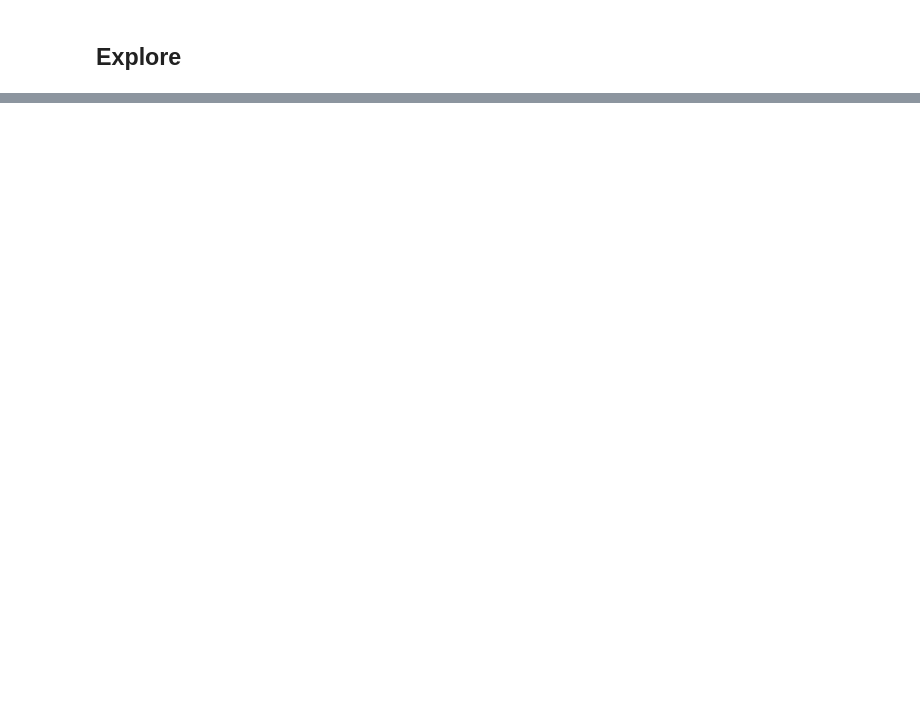
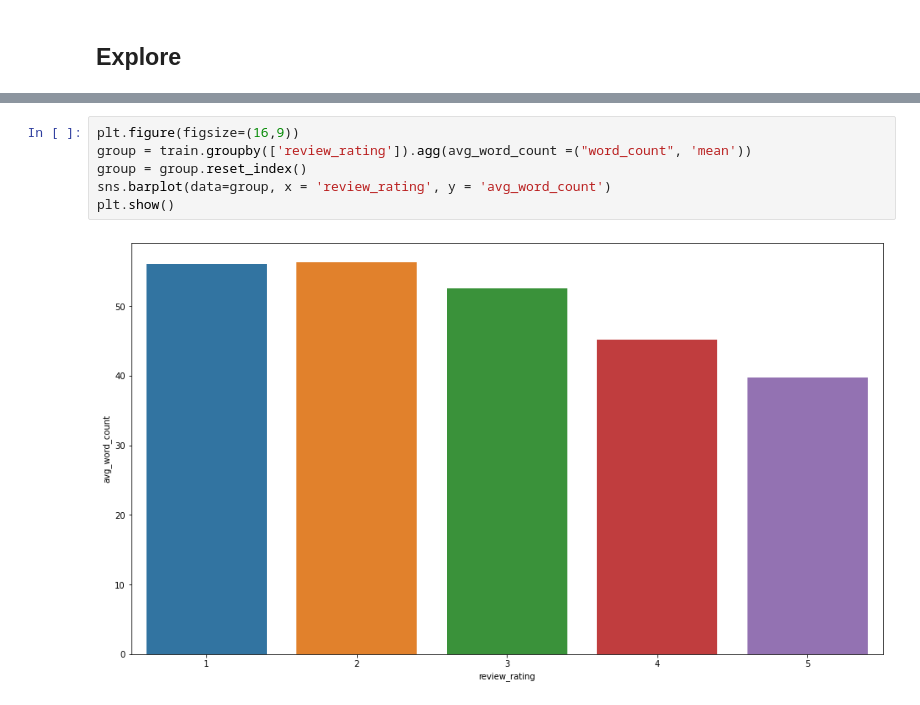
Before and after one commit to carterrxavier/Project_Rate_my_review, a Jupyter notebook: initial_notebook.ipynb, the cells around one changed output, grey strips where cells are left out. Saved outputs shown, nothing was run; the diff lists cells and outputs as text; blank space fills up the shorter version.

```diff
--- a/initial_notebook.ipynb
+++ b/initial_notebook.ipynb
@@ -159,0 +222,8 @@ train, validate, test = prepare.split_for_model(df,'review_rating')
+# %%
+plt.figure(figsize=(16,9))
+group = train.groupby(['review_rating']).agg(avg_word_count =("word_count", 'mean'))
+group = group.reset_index()
+sns.barplot(data=group, x = 'review_rating', y = 'avg_word_count')
+plt.show()
+# %% [output]
+[figure, added]
```
Also changed, not shown: parts of 17 cells of this notebook, 2 other files.
